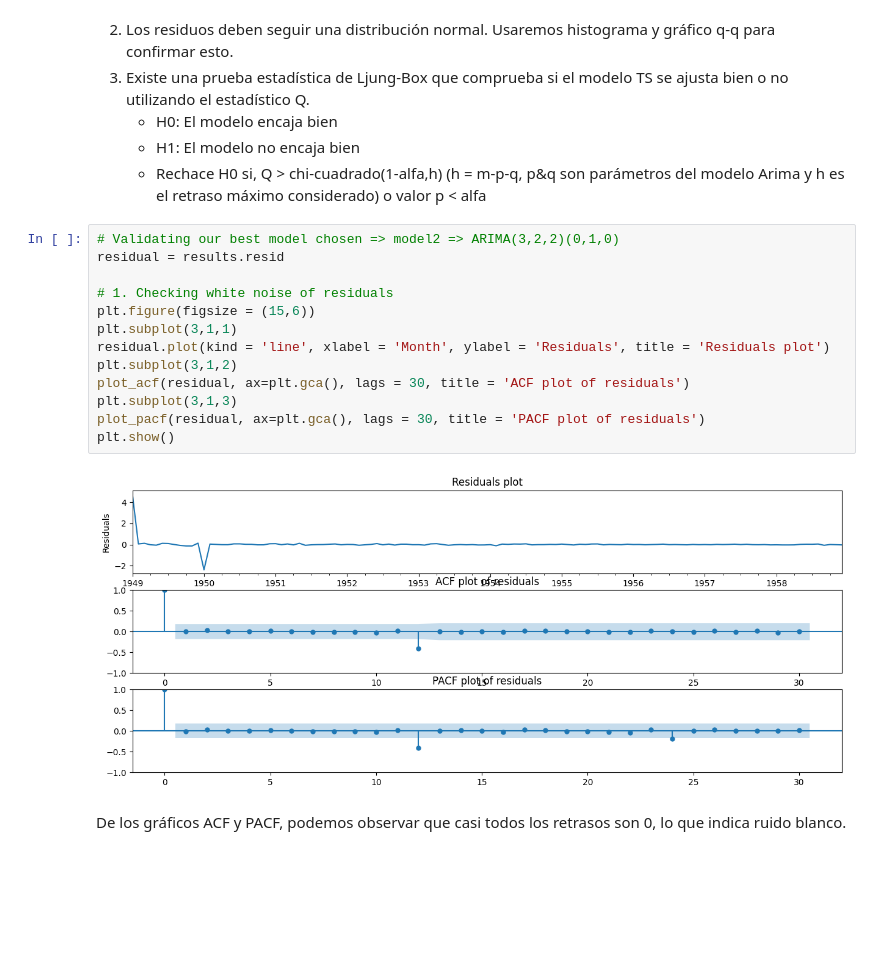
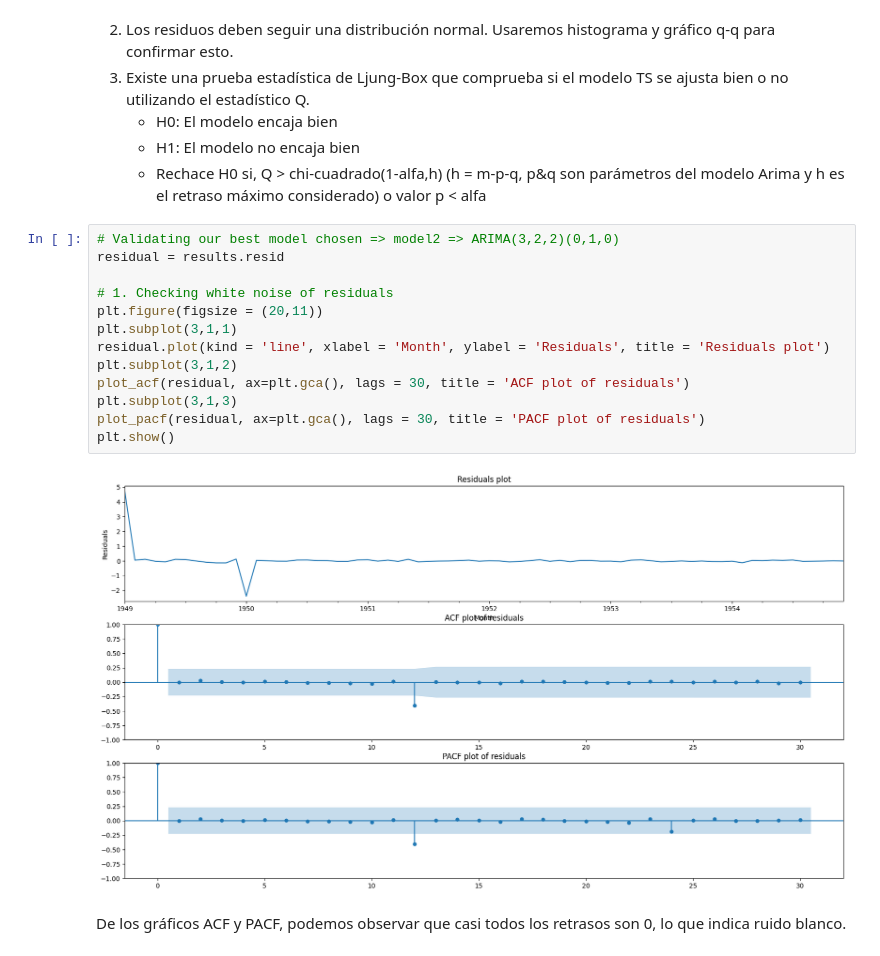
Before and after one commit to Millares95/Investigation_Code, a Jupyter notebook: 13-11-23_Final_ARIMA_MODEL.ipynb, the cells around one changed output. Cells and saved outputs as stored; diff of their text form; blank space fills up the shorter version.

```diff
--- a/13-11-23_Final_ARIMA_MODEL.ipynb
+++ b/13-11-23_Final_ARIMA_MODEL.ipynb
@@ -652,18 +652,18 @@ Validamos el modelo de Series Temporales analizando los residuales:
 # %%
 # Validating our best model chosen => model2 => ARIMA(3,2,2)(0,1,0)
 residual = results.resid
 
 # 1. Checking white noise of residuals
-plt.figure(figsize = (15,6))
+plt.figure(figsize = (20,11))
 plt.subplot(3,1,1)
 residual.plot(kind = 'line', xlabel = 'Month', ylabel = 'Residuals', title = 'Residuals plot')
 plt.subplot(3,1,2)
 plot_acf(residual, ax=plt.gca(), lags = 30, title = 'ACF plot of residuals')
 plt.subplot(3,1,3)
 plot_pacf(residual, ax=plt.gca(), lags = 30, title = 'PACF plot of residuals')
 plt.show()
 # %% [output]
-[figure, old version]
+[figure, new version]
 # %% [markdown]
 De los gráficos ACF y PACF, podemos observar que casi todos los retrasos son 0, lo que indica ruido blanco.
 # %%
```
Also changed, not shown: parts of 5 cells of this notebook.
